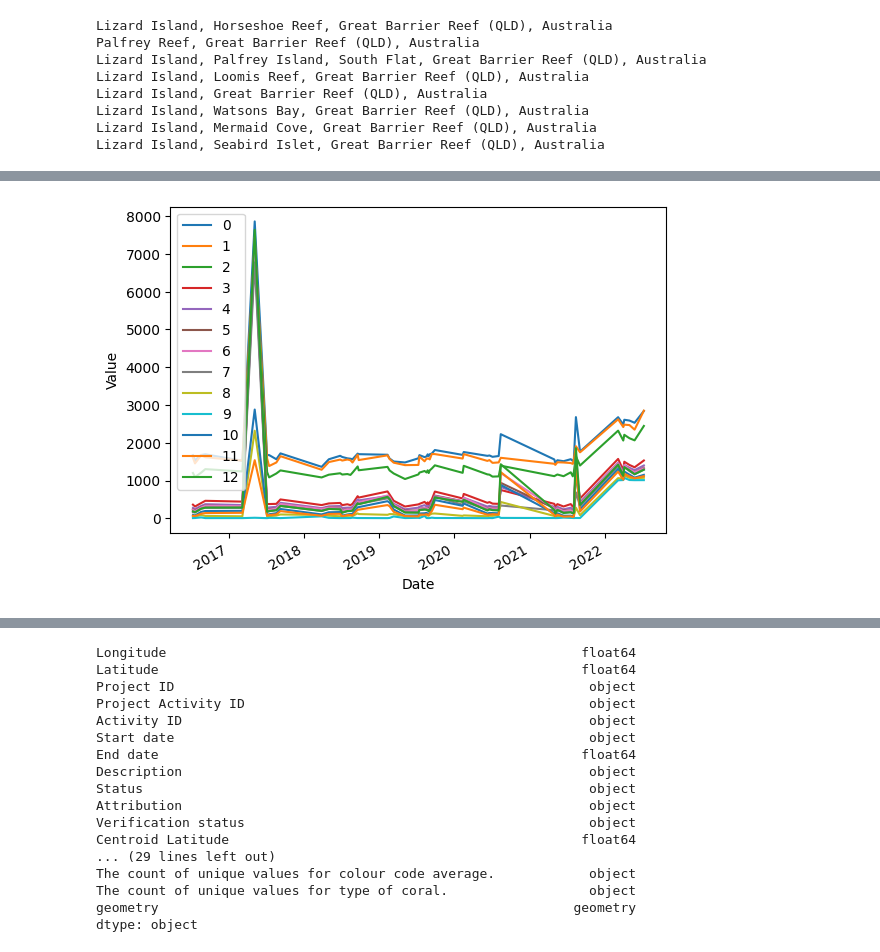
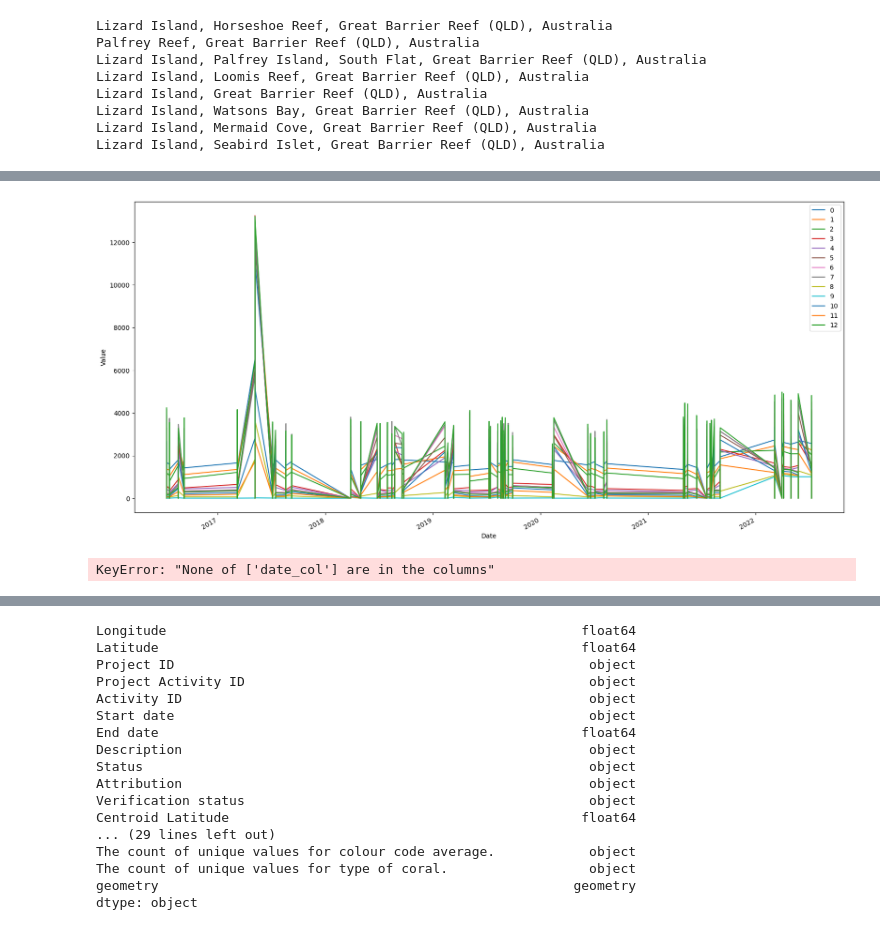
Before and after one commit to z-alzayer/ShallowLearn, a Jupyter notebook: Notebooks/coral_watch.ipynb, the cells around one changed output, grey strips where cells are left out. Drawn from its saved outputs; the diff is of its cells as text; code cells hidden in the pictures.

```diff
--- a/Notebooks/coral_watch.ipynb
+++ b/Notebooks/coral_watch.ipynb
@@ -120,7 +94,7 @@ import os
 import glob
 
 # specify the directory path
-dir_path = '/run/media/ziad/Expansion/Cleaned_Data_Directory'
+dir_path = '/media/ziad/Expansion/Cleaned_Data_Directory'
 
 # search for all .tiff files in the directory
 file_list = glob.glob(dir_path + '/*6880*.tiff')
@@ -215,11 +188,15 @@ def dict_to_dataframe(key, data_dict):
 
     return df
 # %%
-stacked_df = pd.DataFrame()
-for i in fname_dict["Lizard Island, Horseshoe Reef, Great Barrier Reef (QLD), Australia"]:
-    try:
-        df = dict_to_dataframe(list(i.keys())[0], list(i.values())[0][0])
-    except:
-        df = dict_to_dataframe(list(i.keys())[0], list(i.values())[0])
-    df['fname'] = list(i.keys())[0]
-    stacked_df = pd.concat([stacked_df, df])
+full_df = pd.DataFrame()
+for keys in fname_dict.keys():
+    stacked_df = pd.DataFrame()
+    for i in fname_dict[keys]:
+        try:
+            df = dict_to_dataframe(list(i.keys())[0], list(i.values())[0][0])
+        except:
+            df = dict_to_dataframe(list(i.keys())[0], list(i.values())[0])
+        df['fname'] = list(i.keys())[0]
+        stacked_df = pd.concat([stacked_df, df])
+    stacked_df['Site Name'] = keys
+    full_df = pd.concat([full_df, stacked_df])
@@ -256,9 +261,24 @@ stacked_df
+# %%
+import matplotlib.pyplot as plt
+
+full_df_copy = full_df.copy()
+full_df.set_index('date_col', inplace=True)
+full_df.plot(kind = 'line', figsize=(20,10))
+# Set the x label to 'Date'
+plt.xlabel('Date')
+
+# Set the y label to 'Value'
+plt.ylabel('Value')
+
+# Show the plot
+plt.show()
+# %% [output]
+[figure, added]
 # %%
-import matplotlib.pyplot as plt
 
 # Set the index of the dataframe to the date column
 
-#stacked_df.set_index('date_col', inplace=True)
+stacked_df.set_index('date_col', inplace=True)
 
 # Create a line plot of the dataframe
 stacked_df.plot(kind='line')
@@ -272,4 +292,4 @@ plt.ylabel('Value')
 # Show the plot
 plt.show()
 # %% [output]
-[figure, removed]
+KeyError: "None of ['date_col'] are in the columns"
```
Also changed, not shown: parts of 49 cells of this notebook, 13 other files.
